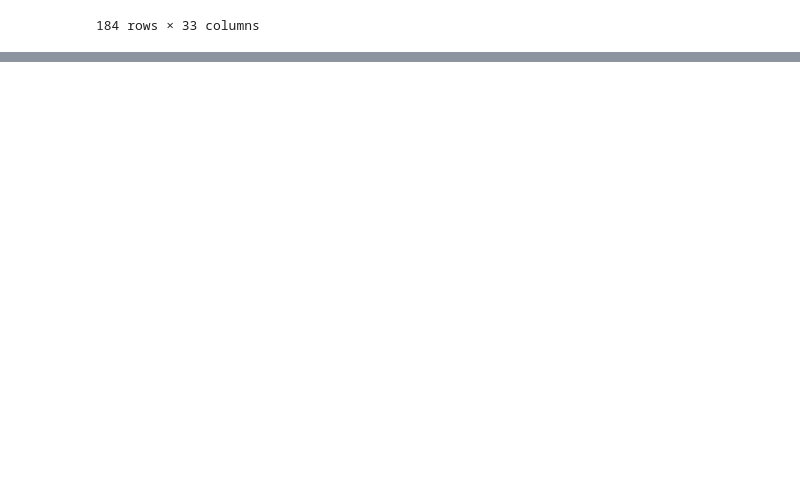
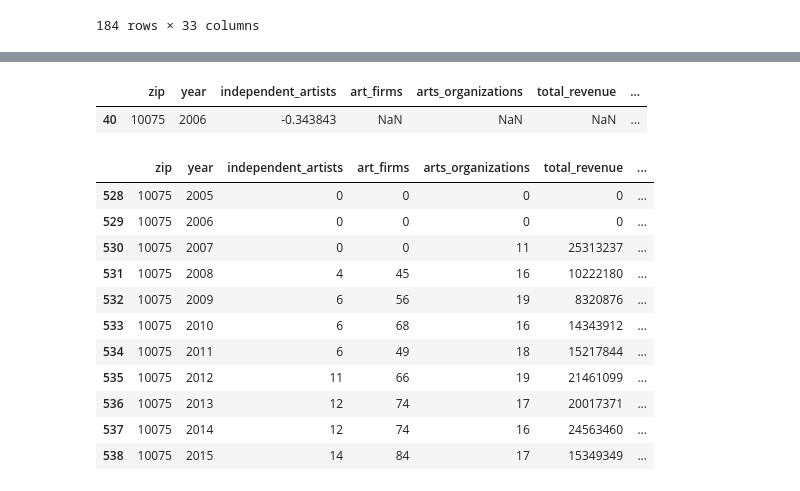
Before and after one commit to Data-For-Public-Good/arts-vibrancy-index, a Jupyter notebook: index_exploration.ipynb, the cells around one changed output, grey strips where cells are left out. Saved outputs shown, nothing was run; the diff lists cells and outputs as text; code cells hidden in the pictures; blank space fills up the shorter version.

```diff
--- a/index_exploration.ipynb
+++ b/index_exploration.ipynb
@@ -1850,0 +2451,22 @@ geo_dict[2015]
+# %%
+sns_dict[2006].loc[sns_dict[2006].isnull().any(axis = 1), :]
+# %% [output]
+|  | zip | year | independent_artists | art_firms | arts_organizations | total_revenue | ... |
+| 40 | 10075 | 2006 | -0.343843 | NaN | NaN | NaN | ... |
+# %%
+df = pd.read_csv('index_raw.csv')
+# %%
+df[df.zip == 10075]
+# %% [output]
+|  | zip | year | independent_artists | art_firms | arts_organizations | total_revenue | ... |
+| 528 | 10075 | 2005 | 0 | 0 | 0 | 0 | ... |
+| 529 | 10075 | 2006 | 0 | 0 | 0 | 0 | ... |
+| 530 | 10075 | 2007 | 0 | 0 | 11 | 25313237 | ... |
+| 531 | 10075 | 2008 | 4 | 45 | 16 | 10222180 | ... |
+| 532 | 10075 | 2009 | 6 | 56 | 19 | 8320876 | ... |
+| 533 | 10075 | 2010 | 6 | 68 | 16 | 14343912 | ... |
+| 534 | 10075 | 2011 | 6 | 49 | 18 | 15217844 | ... |
+| 535 | 10075 | 2012 | 11 | 66 | 19 | 21461099 | ... |
+| 536 | 10075 | 2013 | 12 | 74 | 17 | 20017371 | ... |
+| 537 | 10075 | 2014 | 12 | 74 | 16 | 24563460 | ... |
+| 538 | 10075 | 2015 | 14 | 84 | 17 | 15349349 | ... |
```
Also changed, not shown: parts of 9 cells of this notebook, 14 other files.
